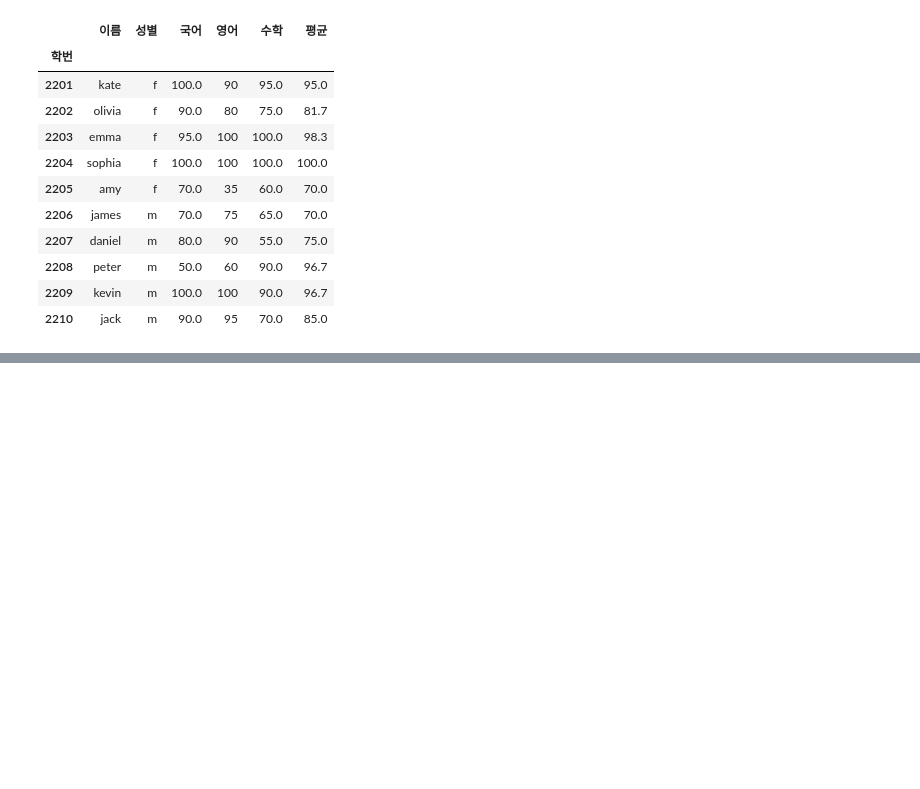
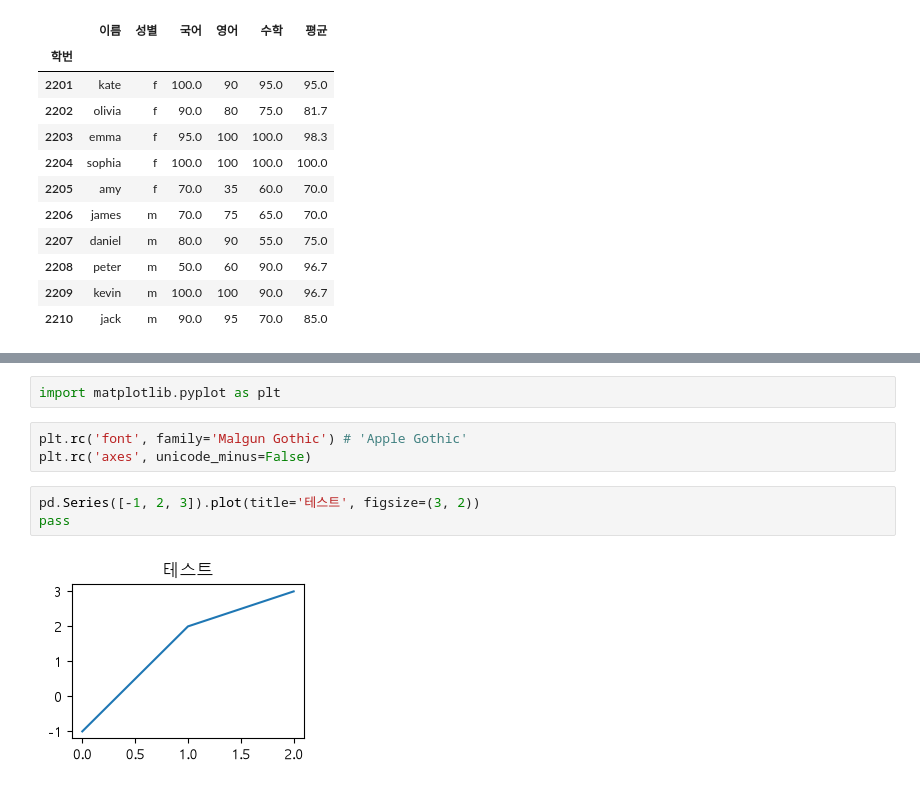
Before and after one commit to ChoongyeolKim/20260616, a Jupyter notebook: src/pandas-exercise.ipynb, the cells around one changed output, grey strips where cells are left out. Saved outputs shown, nothing was run; the diff lists cells and outputs as text; blank space fills up the shorter version.

```diff
--- a/src/pandas-exercise.ipynb
+++ b/src/pandas-exercise.ipynb
@@ -592,0 +622,10 @@ scores.bfill()
+# %%
+import matplotlib.pyplot as plt
+# %%
+plt.rc('font', family='Malgun Gothic') # 'Apple Gothic'
+plt.rc('axes', unicode_minus=False)
+# %%
+pd.Series([-1, 2, 3]).plot(title='테스트', figsize=(3, 2))
+pass
+# %% [output]
+[figure, added]
```
Also changed, not shown: parts of 3 cells of this notebook.
